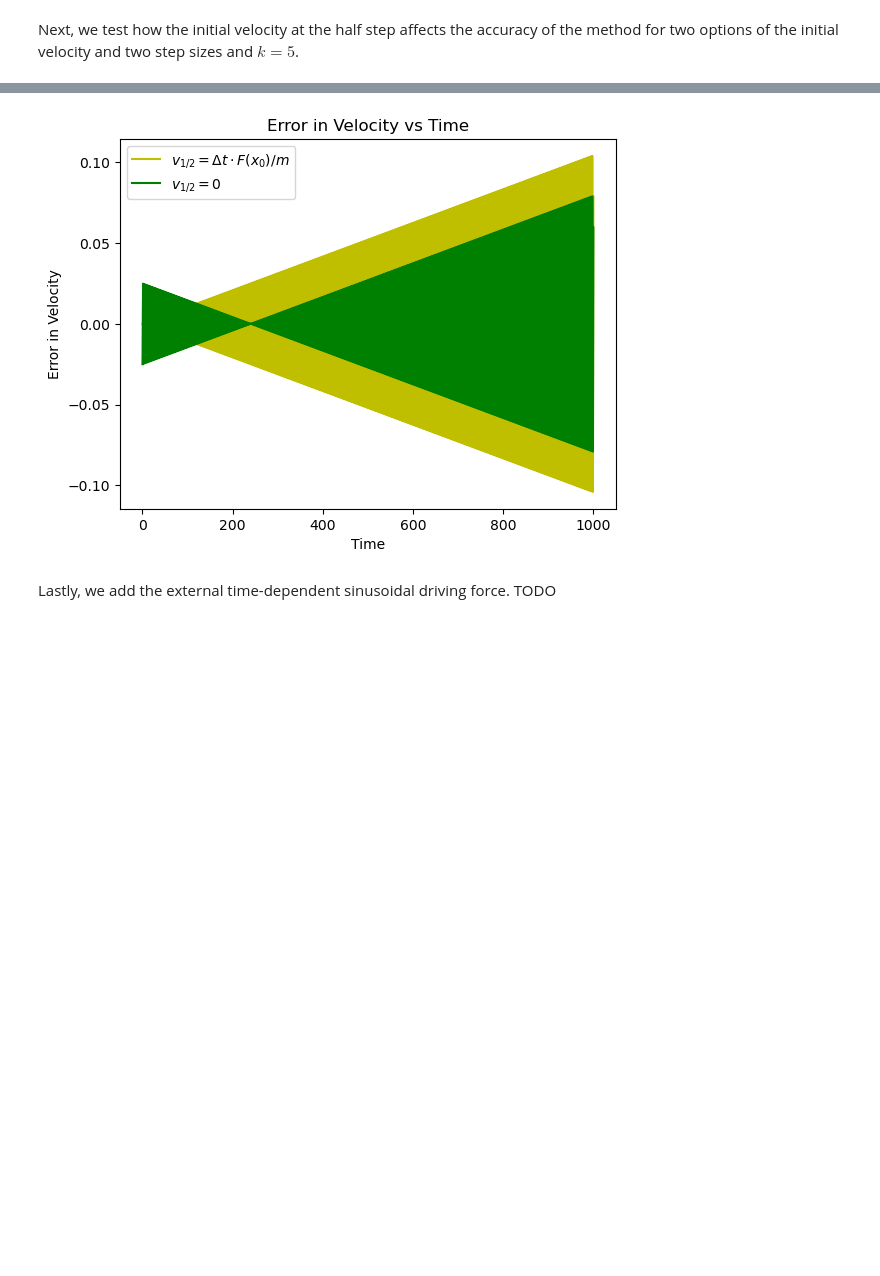
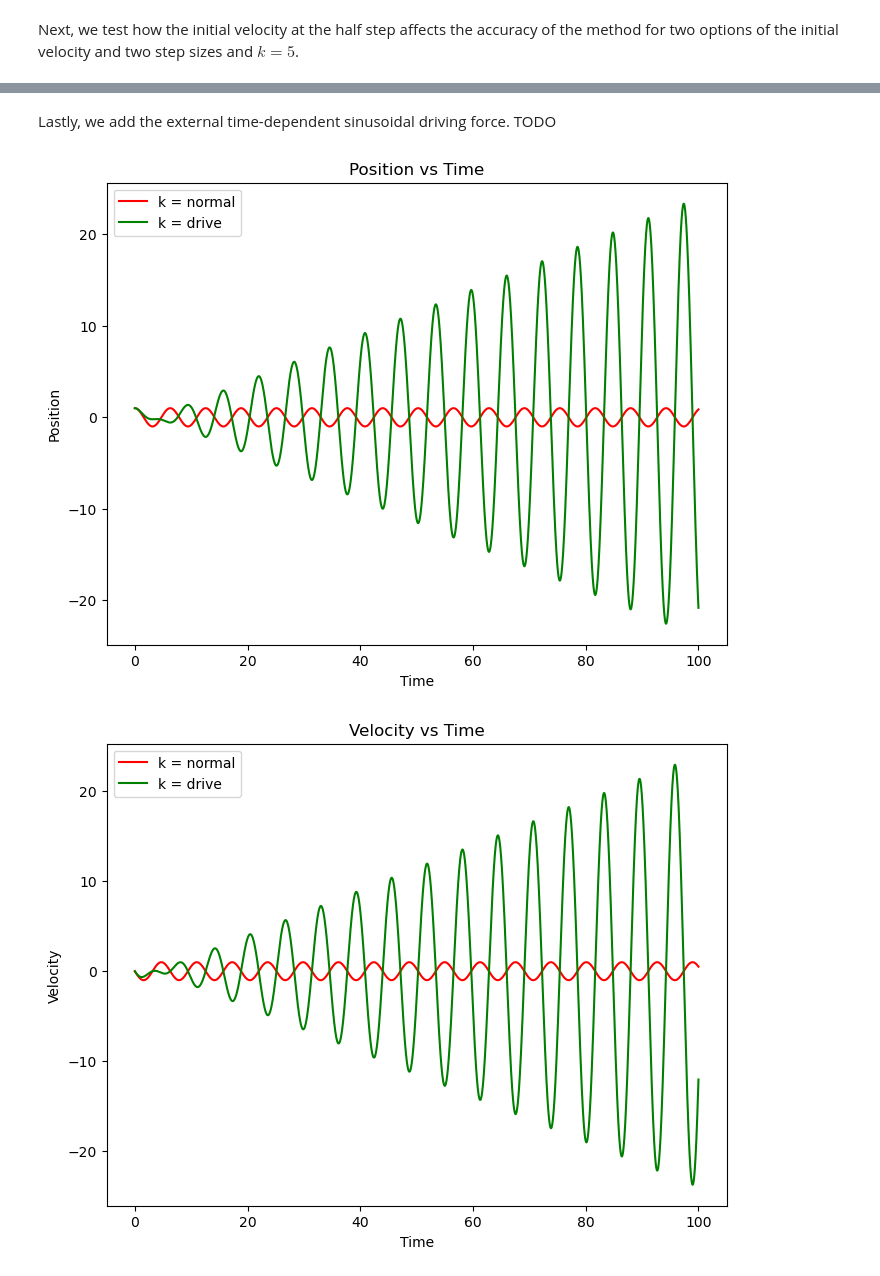
Before and after one commit to kingilsildor/CLS-Scientific_Computing-Assignment3, a Jupyter notebook: interface.ipynb, the cells around one changed output, grey strips where cells are left out. Cells and saved outputs as stored; diff of their text form; code cells hidden in the pictures; blank space fills up the shorter version.

Commit message:
Testing drive function for different omega

```diff
--- a/interface.ipynb
+++ b/interface.ipynb
@@ -283,42 +242,37 @@ plt.show()
-# %%
-delta_t = 0.01
-t_velocity = np.linspace(delta_t/2, T + delta_t/2, len(x_list_zero))
-m = 1
-
-def exact_velocity(t, k, m):
-    A = 1
-    omega = np.sqrt(k / m)
-    phi = np.pi / 2
-
-    return A * omega * np.cos(omega * t + phi)
-
-# plt.plot(t_velocity, exact_velocity(t_velocity,k,m) - v_list_zero, label = r"$v_{1/2} = 0$", color="g")
-plt.plot(t_velocity, exact_velocity(t_velocity,k,m) - v_list_2, label = r"$v_{1/2} = \Delta t \cdot F(x_0) / m$", color="y")
-plt.plot(t_velocity, exact_velocity(t_velocity,k,m) - v_list_zero, label = r"$v_{1/2} = 0$", color="g")
-plt.title("Error in Velocity vs Time")
-plt.xlabel("Time")
-plt.ylabel("Error in Velocity")
-plt.legend()
-plt.show()
-# %% [output]
-[figure, removed]
+# %%
+T = 1000
+k = 5
+delta_t = 0.05
+
+def F_x(x, k):
+    return -k * x
+
+x_list_avg, v_list_avg = leapfrog(T, F_x, k, delta_t=delta_t)
+x_list_zero, v_list_zero = leapfrog(T, F_x, k, initial_v="zero", delta_t=delta_t)
+
+# plot_leapfrog_errors([x_list_avg, x_list_zero], [v_list_avg, v_list_zero], k, T, save=False, delta_t=delta_t)
 # %% [markdown]
 Lastly, we add the external time-dependent sinusoidal driving force. TODO
 # %%
-T = 10
-delta_t = 0.01
+T = 100
+k = 1
+m = 1
+omega = (k / m)**0.5
+
+omega_drive = omega
+F_0 = 0.5
 
 def F_x(x, k):
     return -k * x
 
-def F_t(t, F_0, omega_drive):
+def F_t(t):
     return F_0 * np.sin(omega_drive * t)
 
-k_values = [0.5, 2, 10]
-positions = []
-velocities = []
+x_list, v_list = leapfrog(T, F_x, k)
+x_list_drive, v_list_drive = leapfrog(T, F_x, k, F_t=F_t)
 
-for k in k_values:
-    x_list, v_list = leapfrog(T, F_x, k, delta_t=delta_t, F_t=None, m=1)
-    positions.append(x_list)
-    velocities.append(v_list)
+plot_leapfrog_various_k([x_list,x_list_drive], [v_list,v_list_drive], ['normal', 'drive'], T, save=False)
+# TODO: special plot function for the drive
+# %% [output]
+[figure, added]
+[figure, added]
```
Also changed, not shown: parts of 4 cells of this notebook, 1 other file.
